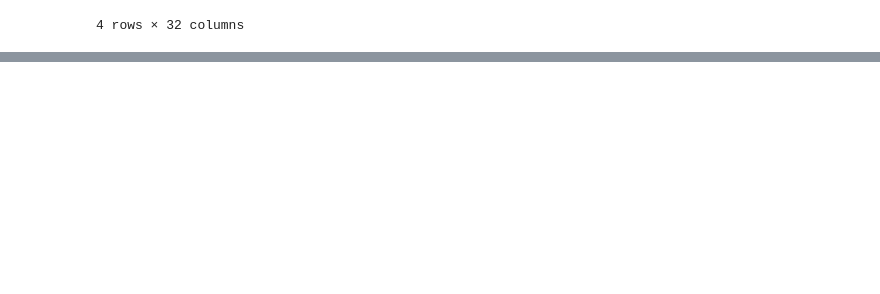
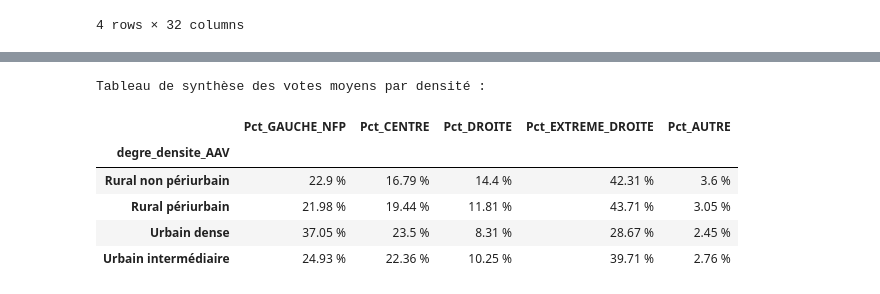
Before and after one commit to AntonJayet/projet-python-pour-la-data-science, a Jupyter notebook: Densite.ipynb, the cells around one changed output, grey strips where cells are left out. Drawn from its saved outputs; the diff is of its cells as text; code cells hidden in the pictures; blank space fills up the shorter version.

```diff
--- a/Densite.ipynb
+++ b/Densite.ipynb
@@ -334,0 +339,28 @@ Synthèse des votes par densité (Source: df_final2) :
+# %%
+# 1. On définit les blocs que l'on veut voir en colonnes
+colonnes_scores = [
+    'Pct_GAUCHE_NFP',
+    'Pct_CENTRE',
+    'Pct_DROITE',
+    'Pct_EXTREME_DROITE',
+    'Pct_AUTRE'
+]
+
+# 2. On calcule la moyenne par catégorie de densité
+# Cela place automatiquement 'degre_densite_AAV' en lignes et les blocs en colonnes
+tableau_recap = df_final2.groupby('degre_densite_AAV')[colonnes_scores].mean().round(2)
+
+# 3. On ajoute un symbole '%' pour la lisibilité (optionnel, transforme les nombres en texte)
+tableau_visuel = tableau_recap.astype(str) + ' %'
+
+# Affichage
+print("Tableau de synthèse des votes moyens par densité :")
+display(tableau_visuel)
+# %% [output]
+Tableau de synthèse des votes moyens par densité :
+|  | Pct_GAUCHE_NFP | Pct_CENTRE | Pct_DROITE | Pct_EXTREME_DROITE | Pct_AUTRE |
+| degre_densite_AAV |  |  |  |  |  |
+| Rural non périurbain | 22.9 % | 16.79 % | 14.4 % | 42.31 % | 3.6 % |
+| Rural périurbain | 21.98 % | 19.44 % | 11.81 % | 43.71 % | 3.05 % |
+| Urbain dense | 37.05 % | 23.5 % | 8.31 % | 28.67 % | 2.45 % |
+| Urbain intermédiaire | 24.93 % | 22.36 % | 10.25 % | 39.71 % | 2.76 % |
```
Also changed, not shown: parts of 4 cells of this notebook.
